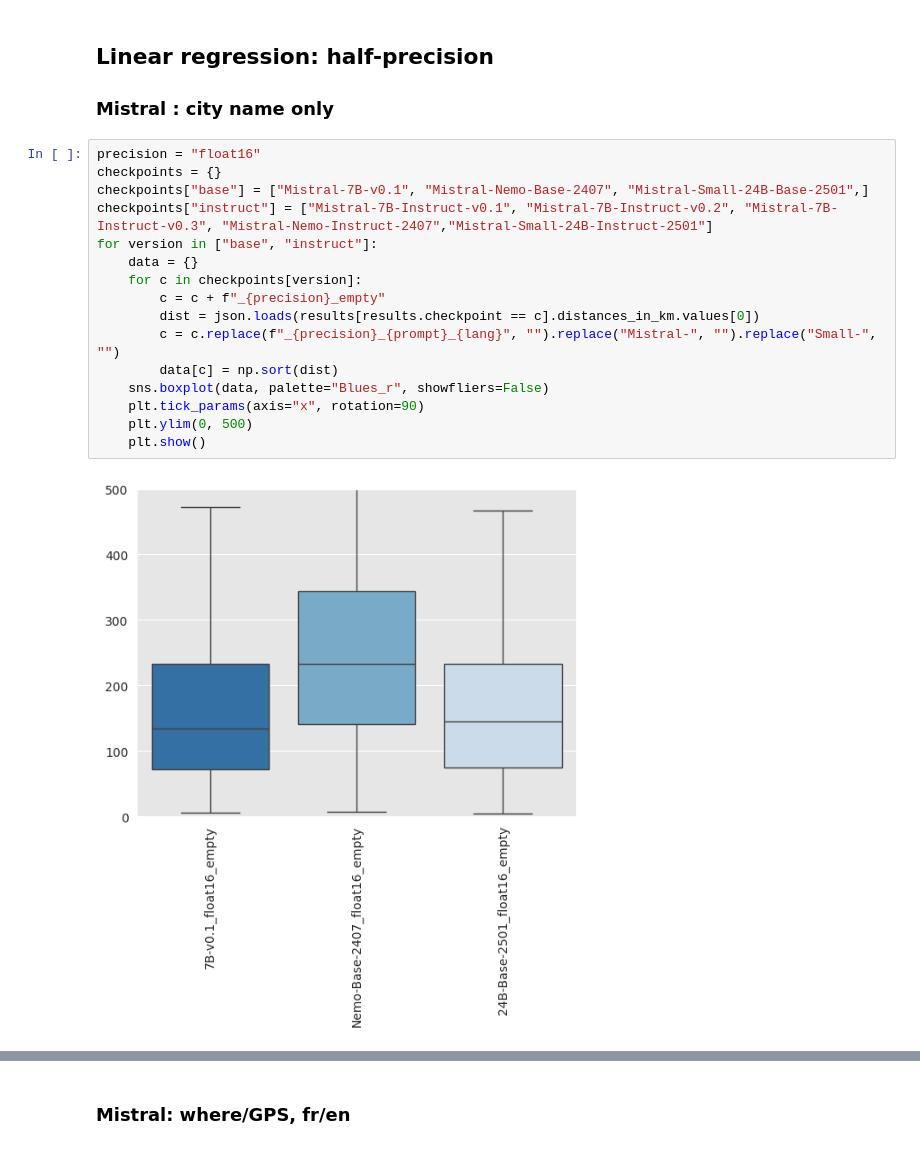
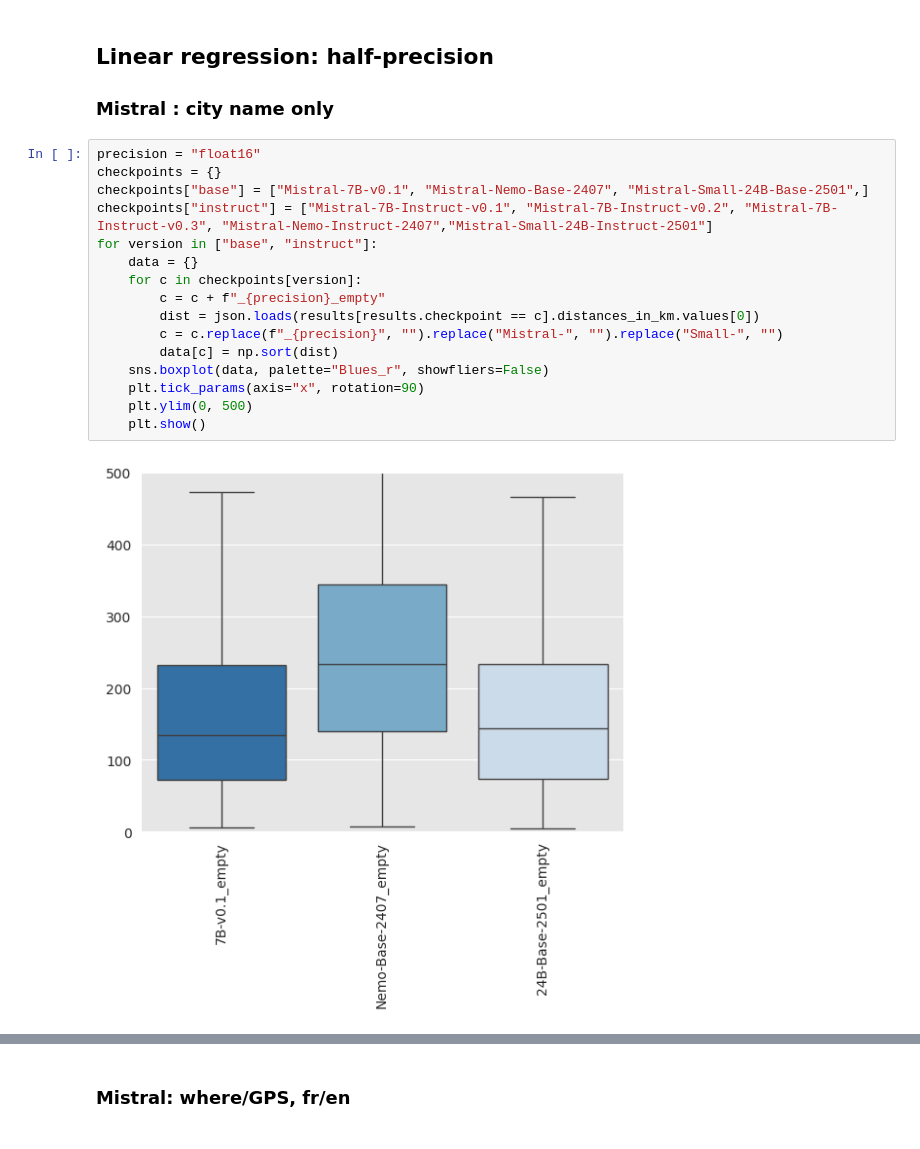
Before and after one commit to AdrienGuille/geo-llm, a Jupyter notebook: 5_Probing.ipynb, the cells around one changed output, grey strips where cells are left out. Saved outputs shown, nothing was run; the diff lists cells and outputs as text.

```diff
--- a/5_Probing.ipynb
+++ b/5_Probing.ipynb
@@ -26,18 +26,18 @@ results.head()
 # %%
 precision = "float16"
 checkpoints = {}
 checkpoints["base"] = ["Mistral-7B-v0.1", "Mistral-Nemo-Base-2407", "Mistral-Small-24B-Base-2501",]
 checkpoints["instruct"] = ["Mistral-7B-Instruct-v0.1", "Mistral-7B-Instruct-v0.2", "Mistral-7B-Instruct-v0.3", "Mistral-Nemo-Instruct-2407","Mistral-Small-24B-Instruct-2501"]
 for version in ["base", "instruct"]:
     data = {}
     for c in checkpoints[version]:
         c = c + f"_{precision}_empty"
         dist = json.loads(results[results.checkpoint == c].distances_in_km.values[0])
-        c = c.replace(f"_{precision}_{prompt}_{lang}", "").replace("Mistral-", "").replace("Small-", "")
+        c = c.replace(f"_{precision}", "").replace("Mistral-", "").replace("Small-", "")
         data[c] = np.sort(dist)
     sns.boxplot(data, palette="Blues_r", showfliers=False)
     plt.tick_params(axis="x", rotation=90)
     plt.ylim(0, 500)
     plt.show()
 # %% [output]
-[figure, old version]
+[figure, new version]
```
Also changed, not shown: parts of 7 cells of this notebook.
